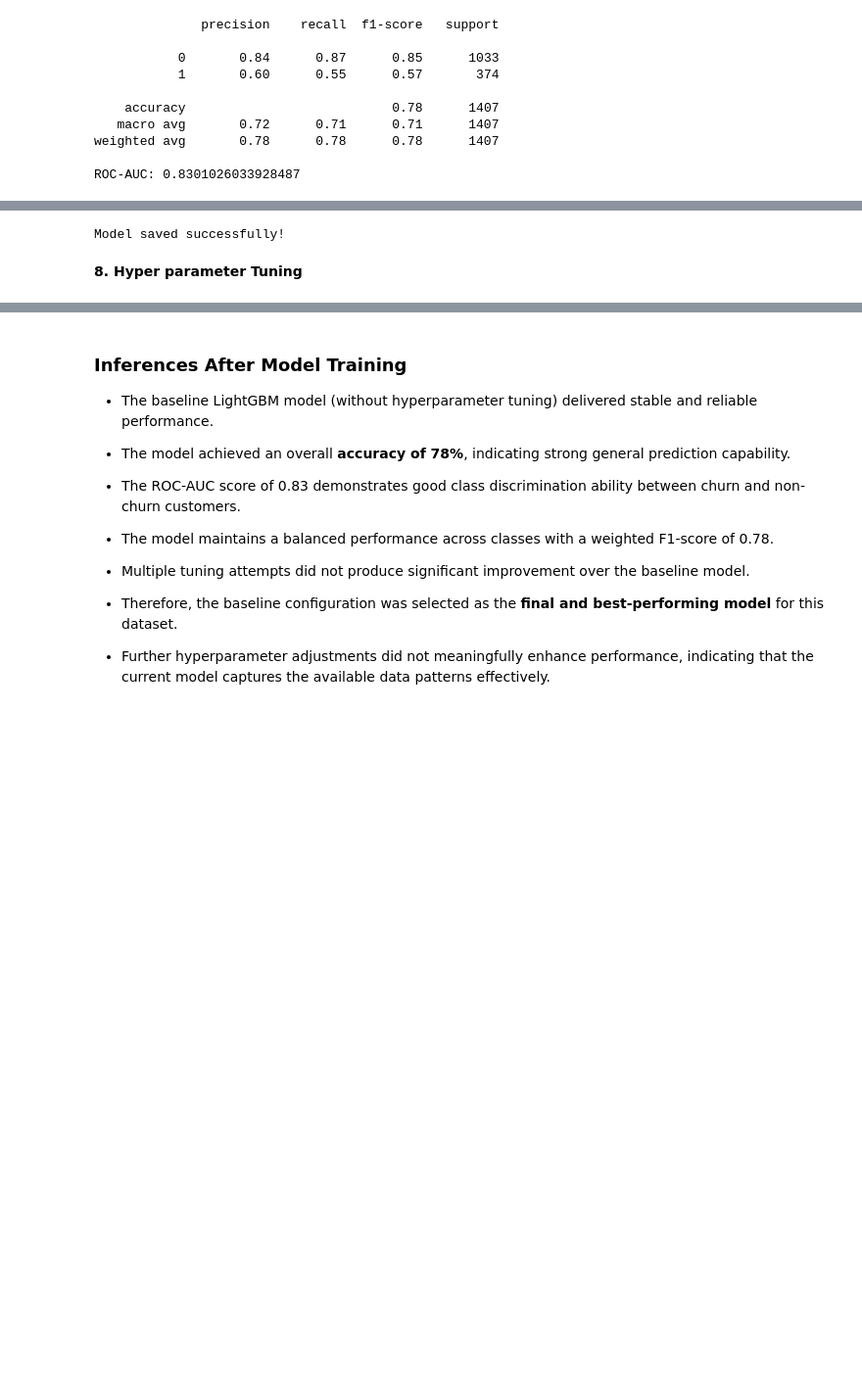
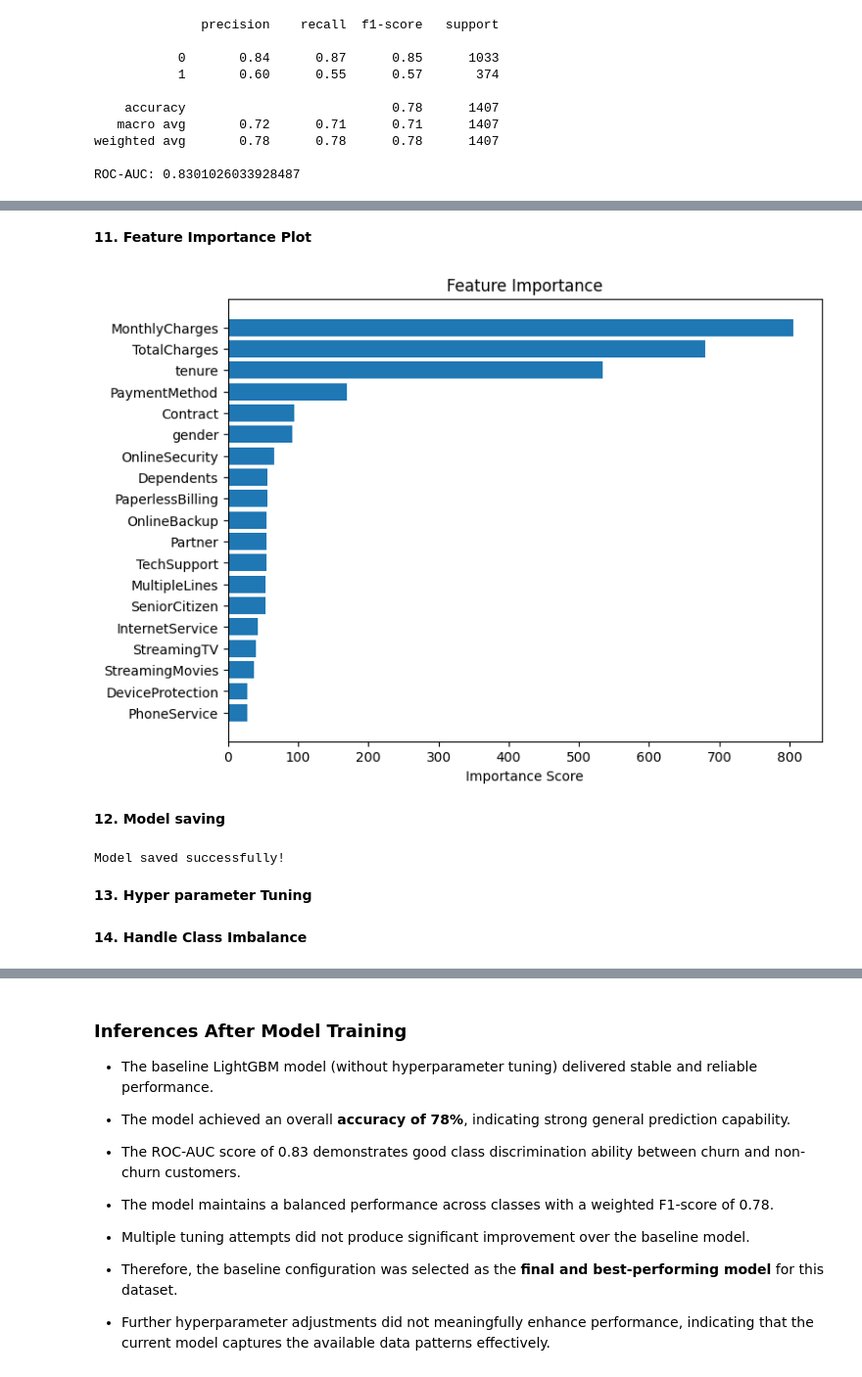
Before and after one commit to ADHULJITH/Customer-Churn-Prediction, a Jupyter notebook: Preprocessing_and_Training.ipynb, the cells around one changed output, grey strips where cells are left out. Shown at 98% size. Saved outputs shown, nothing was run; the diff lists cells and outputs as text; code cells hidden in the pictures; blank space fills up the shorter version.

```diff
--- a/Preprocessing_and_Training.ipynb
+++ b/Preprocessing_and_Training.ipynb
@@ -263,3 +306,24 @@ ROC-AUC: 0.8301026033928487
+# %% [markdown]
+**11. Feature Importance Plot**
+# %%
+importances = model.feature_importances_
+features = X.columns
+
+importance_df = pd.DataFrame({
+    "Feature": features,
+    "Importance": importances
+}).sort_values(by="Importance", ascending=False)
+
+plt.figure(figsize=(8,6))
+plt.barh(importance_df["Feature"], importance_df["Importance"])
+plt.gca().invert_yaxis()
+plt.title("Feature Importance")
+plt.xlabel("Importance Score")
+plt.show()
+# %% [output]
+[figure, added]
+# %% [markdown]
+**12. Model saving**
 # %%
 import joblib
 
@@ -269,6 +333,6 @@ print("Model saved successfully!")
 # %% [output]
 Model saved successfully!
 # %% [markdown]
-**8. Hyper parameter Tuning**
+**13. Hyper parameter Tuning**
 # %%
 from sklearn.model_selection import GridSearchCV, StratifiedKFold
@@ -280,3 +345,5 @@ param_grid = {
     'subsample': [0.7, 0.8, 1.0],
     'colsample_bytree': [0.7, 0.8, 1.0]
 }
+# %% [markdown]
+**14. Handle Class Imbalance**
```
Also changed, not shown: parts of 22 cells of this notebook.
